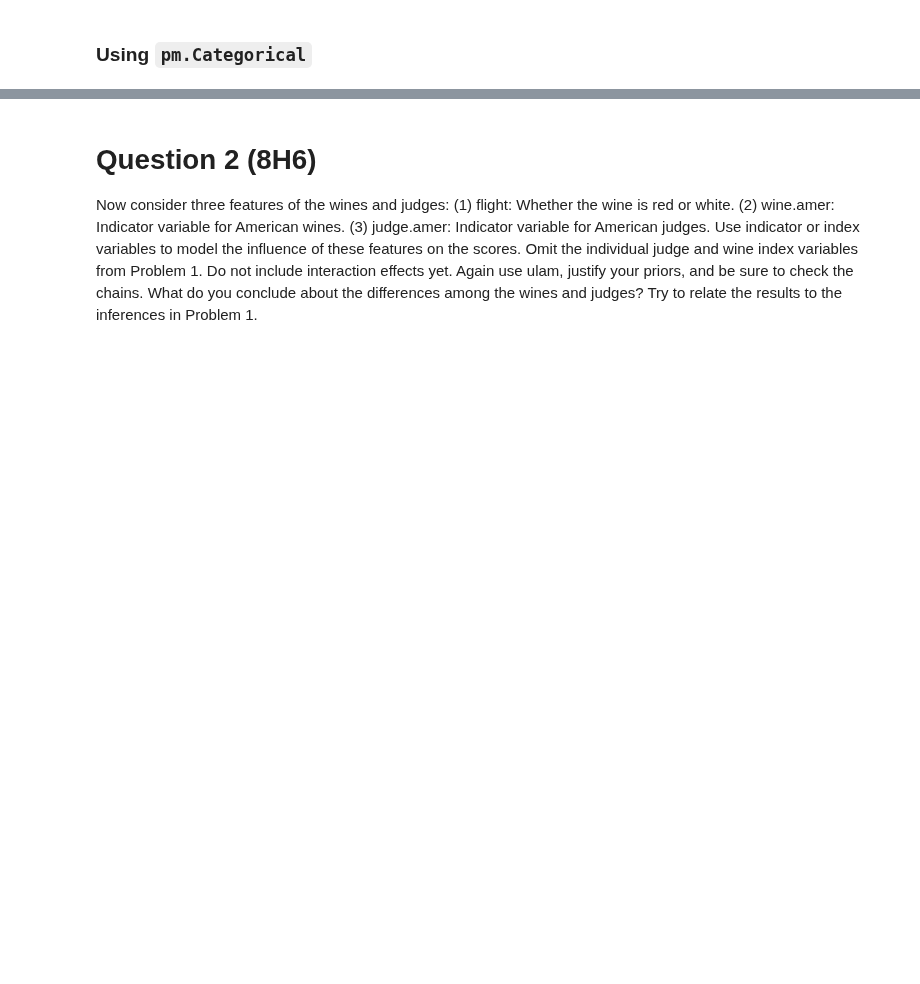
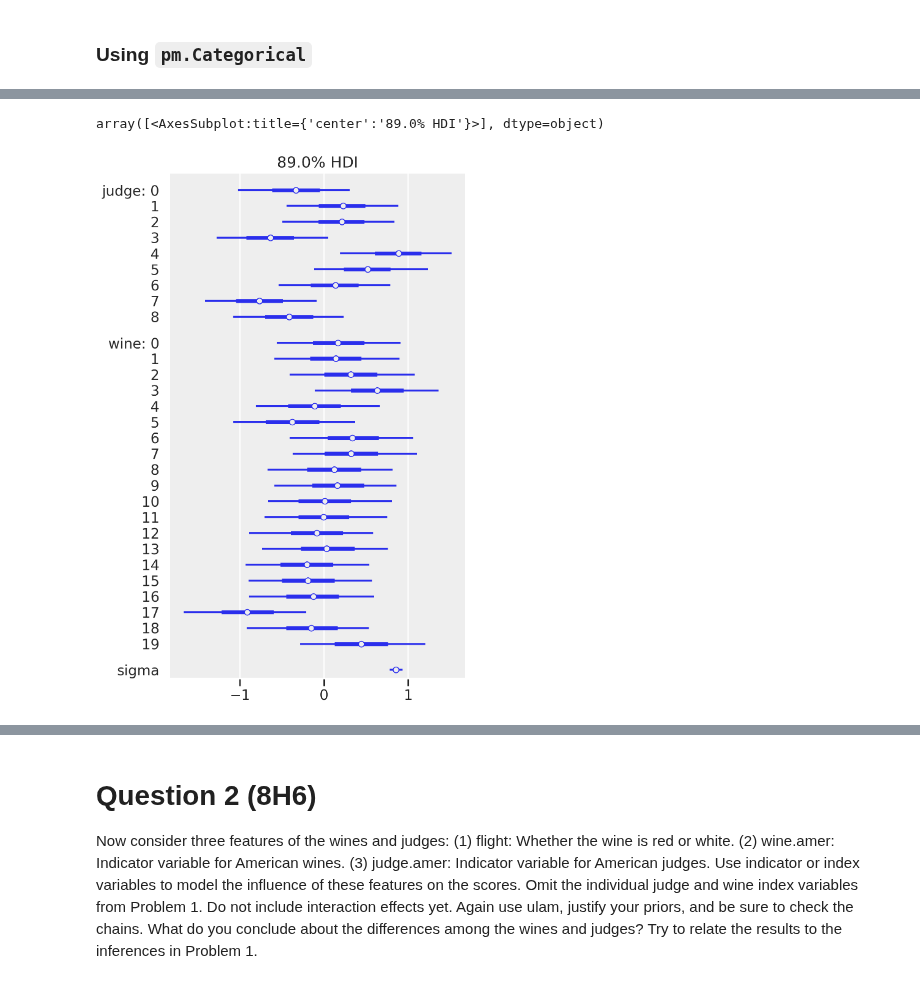
Before and after one commit to benslack19/stats_rethinking, a Jupyter notebook: stats_rethinking_ch08_hw05.ipynb, the cells around one changed output, grey strips where cells are left out. Saved outputs shown, nothing was run; the diff lists cells and outputs as text; code cells hidden in the pictures; blank space fills up the shorter version.

```diff
--- a/stats_rethinking_ch08_hw05.ipynb
+++ b/stats_rethinking_ch08_hw05.ipynb
@@ -186,17 +172,16 @@ I was curious about the shape parameter and found [this discussion](https://disc
 # %%
 with pm.Model() as wine_model:
 
-    # Priors are variables a, b, sigma
+    # Priors are variables judge, wine (kind of like alpha) and sigma
     # the shape parameter is a way to get multiple indexes represented
-    j = pm.Normal("j", mu=0, sd=2)  # , shape=len(df_wines["judge_index"].unique()))
-    w = pm.Normal("w", mu=0, sd=2)  # , shape=len(df_wines["wine_index"].unique()))
+    judge = pm.Normal("judge", mu=0, sd=2, shape=len(df_wines["judge_index"].unique()))
+    wine = pm.Normal("wine", mu=0, sd=2, shape=len(df_wines["wine_index"].unique()))
     sigma = pm.Exponential("sigma", 1)
 
     # Linear model
-    mu = j + w * df_wines["wine_index"]
+    mu = judge[df_wines["judge_index"].values] + wine[df_wines["wine_index"].values]
 
     # Likelihood is score_std variable, which is also observed
-    # score is dependent on deterministic and stochastic variables
     s = pm.Normal("s", mu=mu, sd=sigma, observed=df_wines["score_std"])
 
     # Fitting and sampling all at once.
@@ -208,18 +197,0 @@ Exception: ("Compilation failed (return status=1): In file included from /Users/
-# %%
-with pm.Model() as wine_model:
-
-    # Priors are variables a, b, sigma
-    # the shape parameter is a way to get multiple indexes represented
-    j = pm.Normal("j", mu=0, sd=2)  # , shape=len(df_wines["judge_index"].unique()))
-    w = pm.Normal("w", mu=0, sd=2)  # , shape=len(df_wines["wine_index"].unique()))
-    sigma = pm.Exponential("sigma", 1)
-
-    # Linear model
-    mu = j[df_wines["judge_index"]] + w[df_wines["wine_index"]]
-
-    # Likelihood is score_std variable, which is also observed
-    # score is dependent on deterministic and stochastic variables
-    s = pm.Normal("s", mu=mu, sd=sigma, observed=df_wines["score_std"])
-
-    # Fitting and sampling all at once.
-    trace = pm.sample(1000, tune=1000, return_inferencedata=True)
@@ -242,0 +219,5 @@ with pm.Model() as m1:
+# %%
+az.plot_forest(trace, combined=True)
+# %% [output]
+array([<AxesSubplot:title={'center':'89.0% HDI'}>], dtype=object)
+[figure, added]
```
Also changed, not shown: parts of 18 cells of this notebook, 1 other file.
